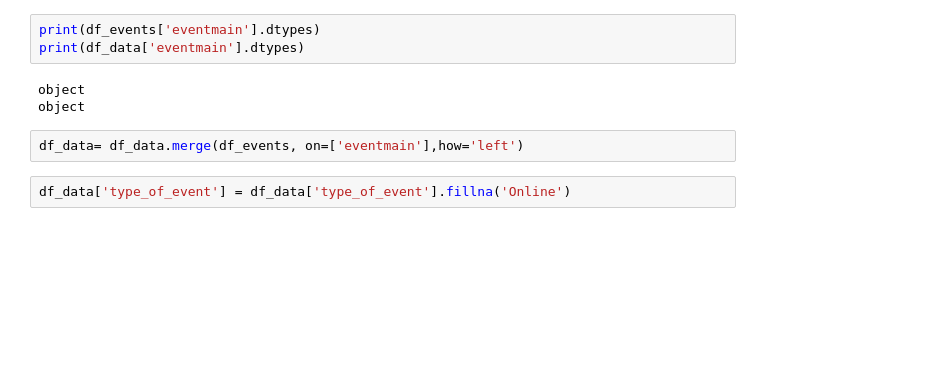
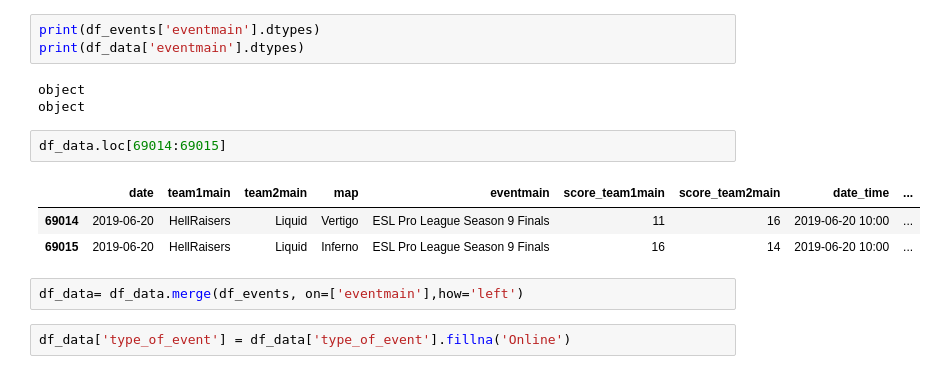
Before and after one commit to madbubu/project_cs_prediction, a Jupyter notebook: prediction.ipynb, the cells around one changed output. Cells and saved outputs as stored; diff of their text form; blank space fills up the shorter version.

```diff
--- a/prediction.ipynb
+++ b/prediction.ipynb
@@ -532,6 +560,12 @@ print(df_data['eventmain'].dtypes)
 # %% [output]
 object
 object
+# %%
+df_data.loc[69014:69015]
+# %% [output]
+|  | date | team1main | team2main | map | eventmain | score_team1main | score_team2main | date_time | ... |
+| 69014 | 2019-06-20 | HellRaisers | Liquid | Vertigo | ESL Pro League Season 9 Finals | 11 | 16 | 2019-06-20 10:00 | ... |
+| 69015 | 2019-06-20 | HellRaisers | Liquid | Inferno | ESL Pro League Season 9 Finals | 16 | 14 | 2019-06-20 10:00 | ... |
 # %%
 df_data= df_data.merge(df_events, on=['eventmain'],how='left')
 # %%
```
Also changed, not shown: parts of 40 cells of this notebook, 1 other file.
